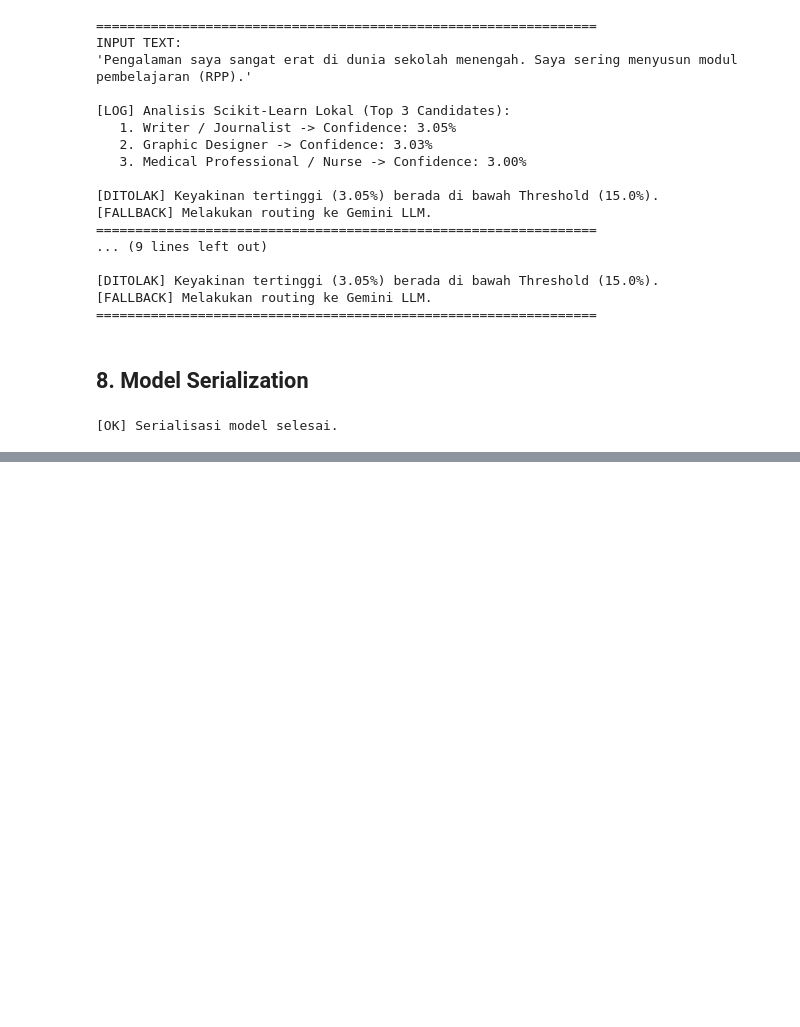
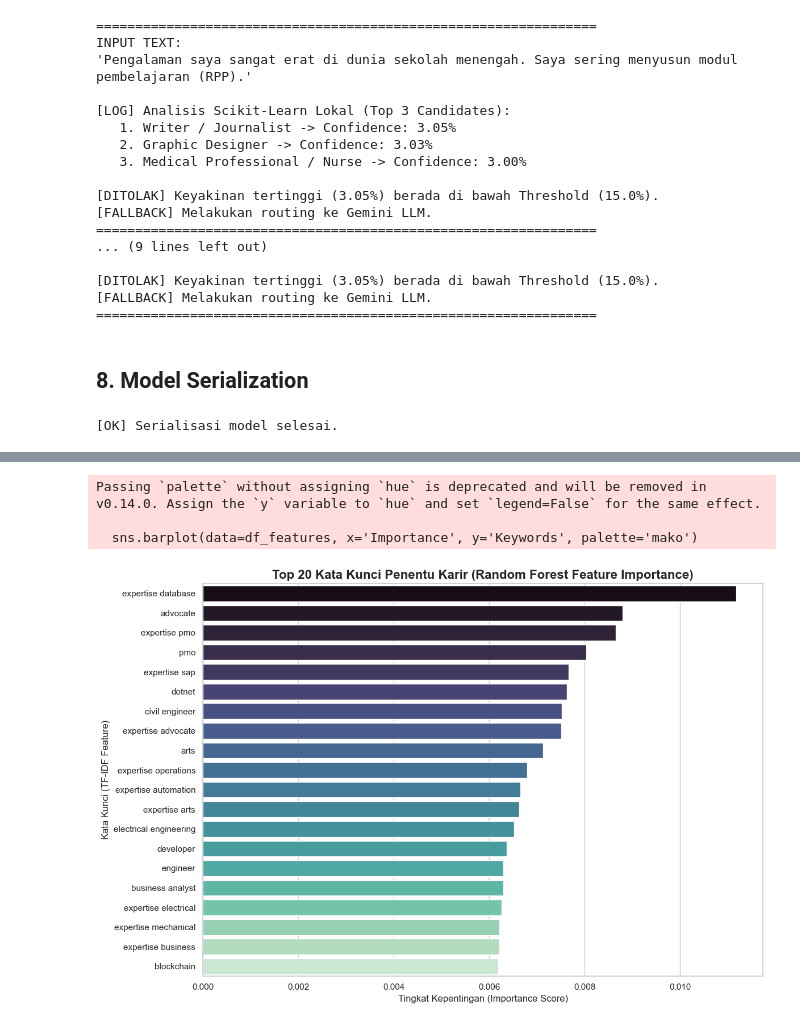
Before and after one commit to codesbykhairannoor/dopamind7, a Jupyter notebook: python_pipeline/IPoW_Detailed_Analysis.ipynb, the cells around one changed output, grey strips where cells are left out. Cells and saved outputs as stored; diff of their text form; code cells hidden in the pictures; blank space fills up the shorter version.

```diff
--- a/python_pipeline/IPoW_Detailed_Analysis.ipynb
+++ b/python_pipeline/IPoW_Detailed_Analysis.ipynb
@@ -337,0 +534,34 @@ print("[OK] Serialisasi model selesai.")
+# %%
+# Visualisasi Top 20 Feature Importances dari Model Random Forest
+import pandas as pd
+import matplotlib.pyplot as plt
+import seaborn as sns
+
+# Ambil model Random Forest yang sudah di-training di section sebelumnya
+rf_model = models['Random Forest']
+importances = rf_model.feature_importances_
+feature_names = vectorizer.get_feature_names_out()
+
+# Dapatkan index top 20 feature
+top_indices = importances.argsort()[-20:][::-1]
+top_features = [feature_names[i] for i in top_indices]
+top_importances = importances[top_indices]
+
+# Buat dataframe untuk plot
+df_features = pd.DataFrame({
+    'Keywords': top_features,
+    'Importance': top_importances
+})
+
+plt.figure(figsize=(12, 8))
+sns.barplot(data=df_features, x='Importance', y='Keywords', palette='mako')
+plt.title('Top 20 Kata Kunci Penentu Karir (Random Forest Feature Importance)', fontsize=16, fontweight='bold')
+plt.xlabel('Tingkat Kepentingan (Importance Score)')
+plt.ylabel('Kata Kunci (TF-IDF Feature)')
+plt.tight_layout()
+plt.show()
+# %% [output]
+Passing `palette` without assigning `hue` is deprecated and will be removed in v0.14.0. Assign the `y` variable to `hue` and set `legend=False` for the same effect.
+
+  sns.barplot(data=df_features, x='Importance', y='Keywords', palette='mako')
+[figure, added]
```
Also changed, not shown: parts of 10 cells of this notebook, 7 other files.
